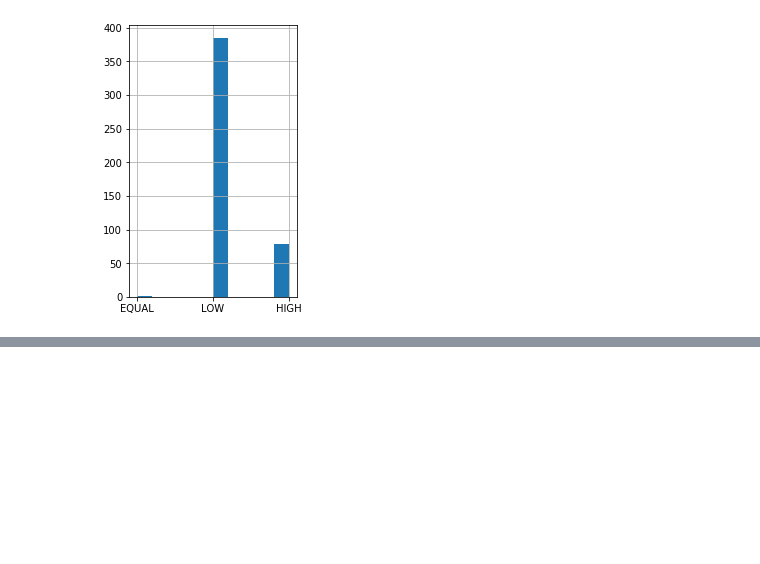
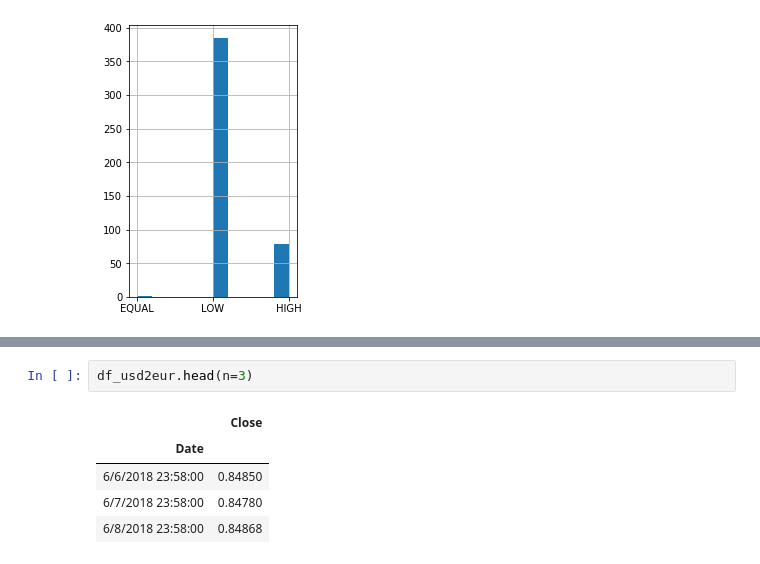
Before and after one commit to augustomatheuss/adlabs, a Jupyter notebook: python-classes/datascience/pandaslab.ipynb, the cells around one changed output, grey strips where cells are left out. Drawn from its saved outputs; the diff is of its cells as text; blank space fills up the shorter version.

```diff
--- a/python-classes/datascience/pandaslab.ipynb
+++ b/python-classes/datascience/pandaslab.ipynb
@@ -298,0 +371,8 @@ Last close value 7623.7
+# %%
+df_usd2eur.head(n=3)
+# %% [output]
+|  | Close |
+| Date |  |
+| 6/6/2018 23:58:00 | 0.84850 |
+| 6/7/2018 23:58:00 | 0.84780 |
+| 6/8/2018 23:58:00 | 0.84868 |
```
Also changed, not shown: parts of 16 cells of this notebook, 2 other files.
